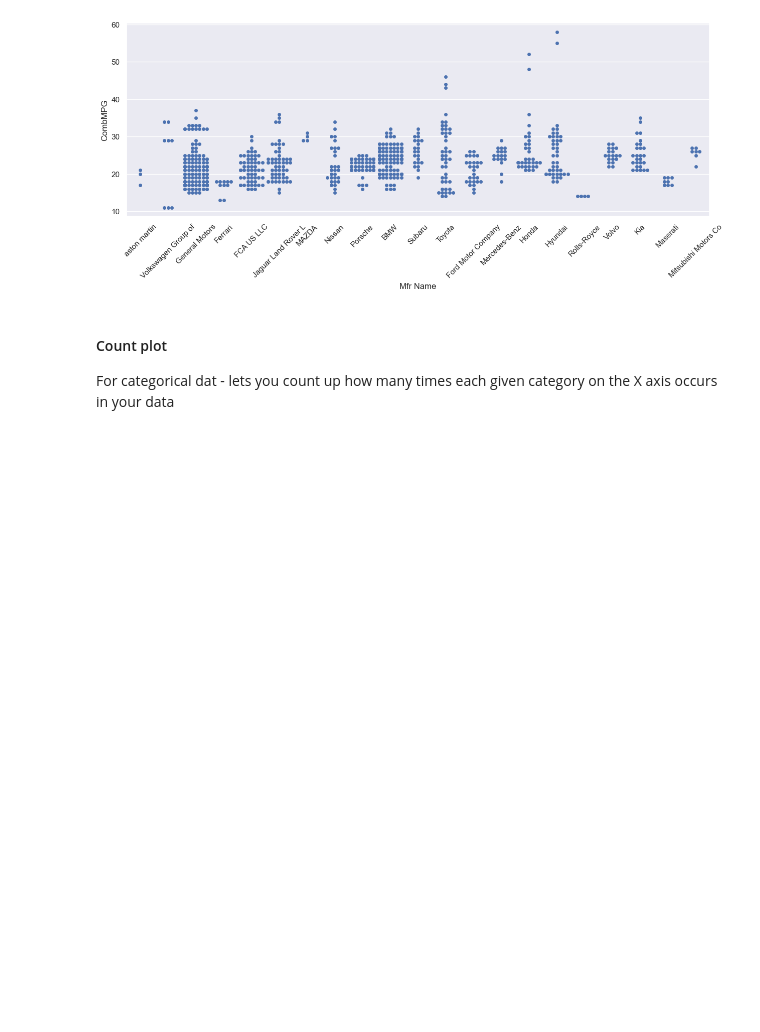
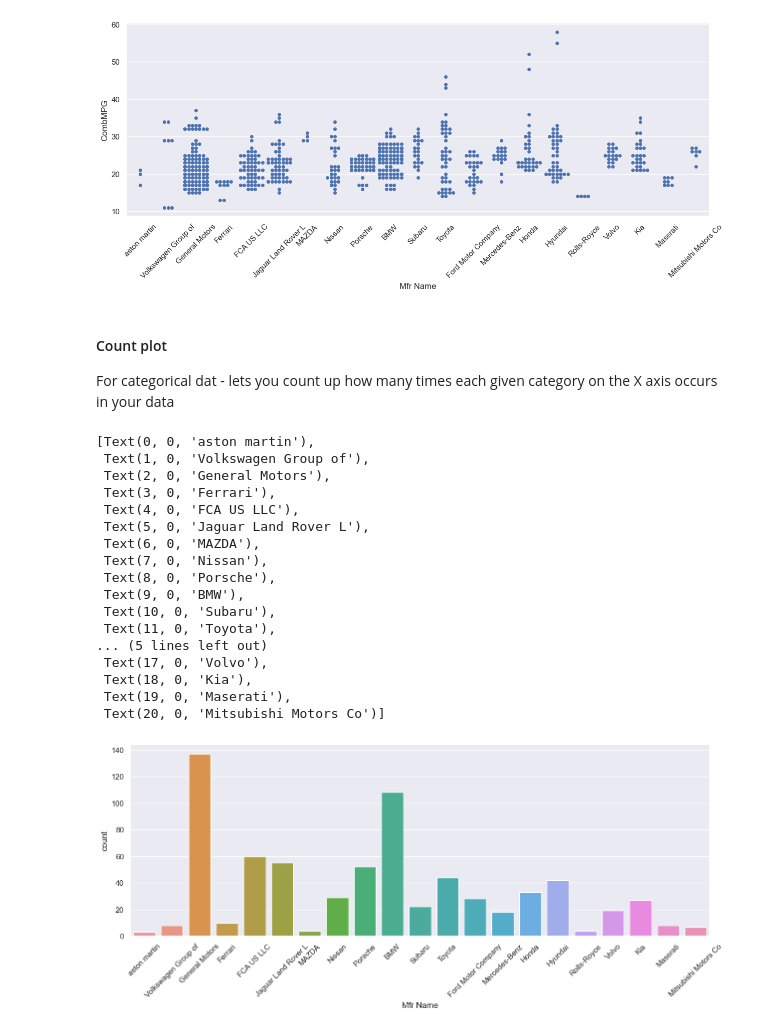
Before and after one commit to f-ssemwanga/ml_datascience_generative_AI, a Jupyter notebook: visWithSeaborn.ipynb, the cells around one changed output. Drawn from its saved outputs; the diff is of its cells as text; code cells hidden in the pictures; blank space fills up the shorter version.

Commit message:
Heatmap map  and count plot

```diff
--- a/visWithSeaborn.ipynb
+++ b/visWithSeaborn.ipynb
@@ -148,3 +148,25 @@ ax.set_xticklabels(ax.get_xticklabels(), rotation=45)
 #### Count plot
 
 For categorical dat - lets you count up how many times each given category on the X axis occurs in your data
+# %%
+ax=sns.countplot(x='Mfr Name',  data=df)
+ax.set_xticklabels(ax.get_xticklabels(), rotation=45)
+# %% [output]
+[Text(0, 0, 'aston martin'),
+ Text(1, 0, 'Volkswagen Group of'),
+ Text(2, 0, 'General Motors'),
+ Text(3, 0, 'Ferrari'),
+ Text(4, 0, 'FCA US LLC'),
+ Text(5, 0, 'Jaguar Land Rover L'),
+ Text(6, 0, 'MAZDA'),
+ Text(7, 0, 'Nissan'),
+ Text(8, 0, 'Porsche'),
+ Text(9, 0, 'BMW'),
+ Text(10, 0, 'Subaru'),
+ Text(11, 0, 'Toyota'),
+... (5 lines left out)
+ Text(17, 0, 'Volvo'),
+ Text(18, 0, 'Kia'),
+ Text(19, 0, 'Maserati'),
+ Text(20, 0, 'Mitsubishi Motors Co')]
+[figure, added]
```
Also changed, not shown: parts of 2 cells of this notebook.
